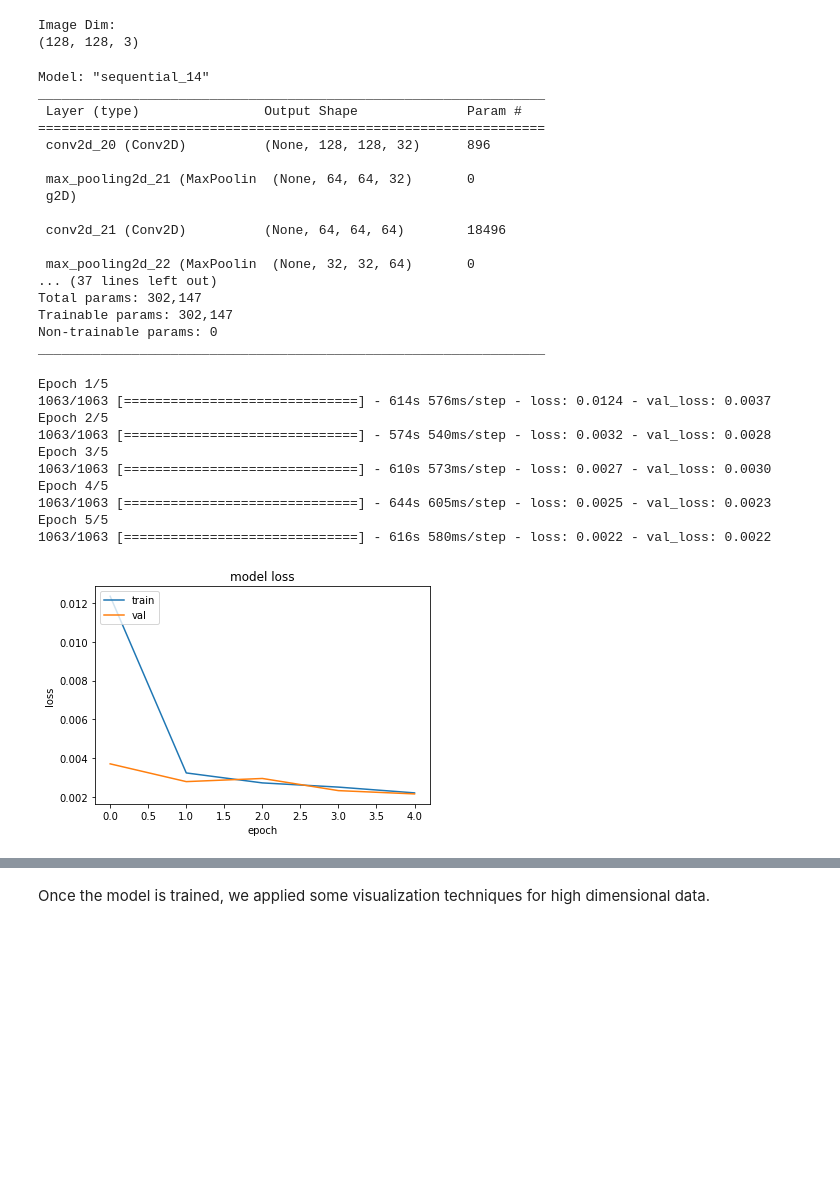
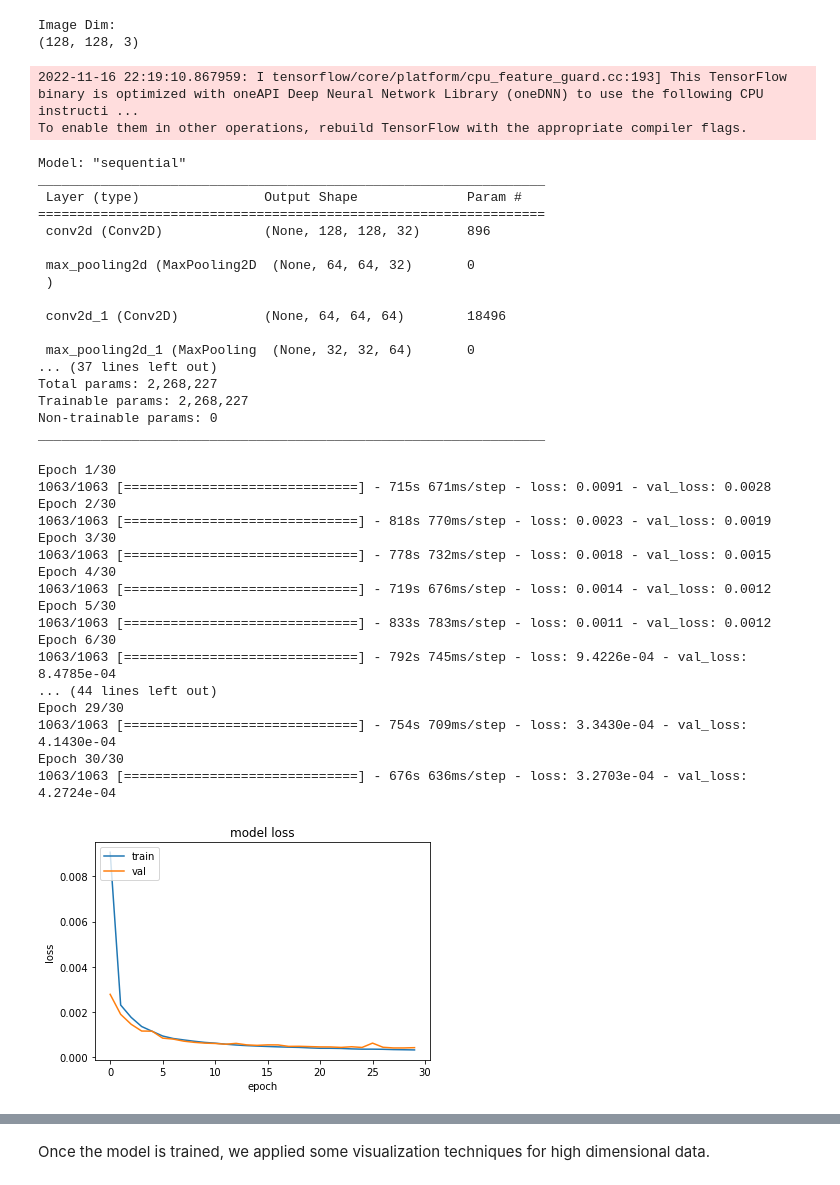
Before and after one commit to gerardomorajimena/mislabel_detection, a Jupyter notebook: Train_Autoencoder.ipynb, the cells around one changed output, grey strips where cells are left out. Cells and saved outputs as stored; diff of their text form; code cells hidden in the pictures; blank space fills up the shorter version.

```diff
--- a/Train_Autoencoder.ipynb
+++ b/Train_Autoencoder.ipynb
@@ -43,10 +46,12 @@ def create_dataset(img_folder):
 # %%
 # Define the path to your data and the image size
 # Changing the image dimensions requires to adapt the autoencoder architecture
-
 img_folder = 'photobox_sample/Reduced_Dataset/output'
 IMG_WIDTH = 128
 IMG_HEIGHT = 128
+
+# Write your model name
+model_name = 'size_128_dim_512'
 # %%
 # extract the image array and class name
 img_data, class_name = create_dataset(img_folder)
@@ -110,7 +115,7 @@ def ConvAutoEncoder(img_dim, encoded_size):
     return enc, dec
 # %%
 #Required Feature vector size after encoding
-ENCODED_SIZE = 32
+ENCODED_SIZE = 512
 
 # Build models
 encoder, decoder = ConvAutoEncoder(img_dim=IMAGE_DIM, encoded_size=ENCODED_SIZE)
@@ -119,57 +124,66 @@ encoder, decoder = ConvAutoEncoder(img_dim=IMAGE_DIM, encoded_size=ENCODED_SIZE)
 encoder.summary()
 decoder.summary()
 # %% [output]
-Model: "sequential_14"
-_________________________________________________________________
- Layer (type)                Output Shape              Param #
-=================================================================
- conv2d_20 (Conv2D)          (None, 128, 128, 32)      896
-
- max_pooling2d_21 (MaxPoolin  (None, 64, 64, 32)       0
- g2D)
-
- conv2d_21 (Conv2D)          (None, 64, 64, 64)        18496
-
- max_pooling2d_22 (MaxPoolin  (None, 32, 32, 64)       0
-... (37 lines left out)
-Total params: 302,147
-Trainable params: 302,147
-Non-trainable params: 0
-_________________________________________________________________
+2022-11-16 22:19:10.867959: I tensorflow/core/platform/cpu_feature_guard.cc:193] This TensorFlow binary is optimized with oneAPI Deep Neural Network Library (oneDNN) to use the following CPU instructi ...
+To enable them in other operations, rebuild TensorFlow with the appropriate compiler flags.
+Model: "sequential"
+_________________________________________________________________
+ Layer (type)                Output Shape              Param #
+=================================================================
+ conv2d (Conv2D)             (None, 128, 128, 32)      896
+
+ max_pooling2d (MaxPooling2D  (None, 64, 64, 32)       0
+ )
+
+ conv2d_1 (Conv2D)           (None, 64, 64, 64)        18496
+
+ max_pooling2d_1 (MaxPooling  (None, 32, 32, 64)       0
+... (37 lines left out)
+Total params: 2,268,227
+Trainable params: 2,268,227
+Non-trainable params: 0
+_________________________________________________________________
 # %%
 # Train the autoencoder
-EPOCHS = 5
+EPOCHS = 30
 
 input = Input(IMAGE_DIM)
 encoded = encoder(input)
 decoded = decoder(encoded)
 
 cae = keras.models.Model(inputs=input, outputs=decoded)
 cae.compile(optimizer='adamax', loss='mean_squared_error')
 
 history = cae.fit(X_train, X_train, batch_size=16, epochs=EPOCHS, verbose=1, validation_data=(X_val, X_val))
 
 plt.plot(history.history['loss'])
 plt.plot(history.history['val_loss'])
 plt.title('model loss')
 plt.ylabel('loss')
 plt.xlabel('epoch')
 plt.legend(['train', 'val'], loc='upper left')
 plt.show()
 
 # Save models for later use
-#     cae.save('convAutoEncoder.h5')
-#     encoder.save('encoder.h5')
-#     decoder.save('decoder.h5')
+cae.save('convAutoEncoder_' + model_name + '.h5')
+encoder.save('encoder_' + model_name + '.h5')
+decoder.save('decoder_' + model_name + '.h5')
 # %% [output]
-Epoch 1/5
-1063/1063 [==============================] - 614s 576ms/step - loss: 0.0124 - val_loss: 0.0037
-Epoch 2/5
-1063/1063 [==============================] - 574s 540ms/step - loss: 0.0032 - val_loss: 0.0028
-Epoch 3/5
-1063/1063 [==============================] - 610s 573ms/step - loss: 0.0027 - val_loss: 0.0030
-Epoch 4/5
-1063/1063 [==============================] - 644s 605ms/step - loss: 0.0025 - val_loss: 0.0023
-Epoch 5/5
-1063/1063 [==============================] - 616s 580ms/step - loss: 0.0022 - val_loss: 0.0022
+Epoch 1/30
+1063/1063 [==============================] - 715s 671ms/step - loss: 0.0091 - val_loss: 0.0028
+Epoch 2/30
+1063/1063 [==============================] - 818s 770ms/step - loss: 0.0023 - val_loss: 0.0019
+Epoch 3/30
+1063/1063 [==============================] - 778s 732ms/step - loss: 0.0018 - val_loss: 0.0015
+Epoch 4/30
+1063/1063 [==============================] - 719s 676ms/step - loss: 0.0014 - val_loss: 0.0012
+Epoch 5/30
+1063/1063 [==============================] - 833s 783ms/step - loss: 0.0011 - val_loss: 0.0012
+Epoch 6/30
+1063/1063 [==============================] - 792s 745ms/step - loss: 9.4226e-04 - val_loss: 8.4785e-04
+... (44 lines left out)
+Epoch 29/30
+1063/1063 [==============================] - 754s 709ms/step - loss: 3.3430e-04 - val_loss: 4.1430e-04
+Epoch 30/30
+1063/1063 [==============================] - 676s 636ms/step - loss: 3.2703e-04 - val_loss: 4.2724e-04
-[figure, old version]
+[figure, new version]
```
Also changed, not shown: parts of 9 cells of this notebook.
